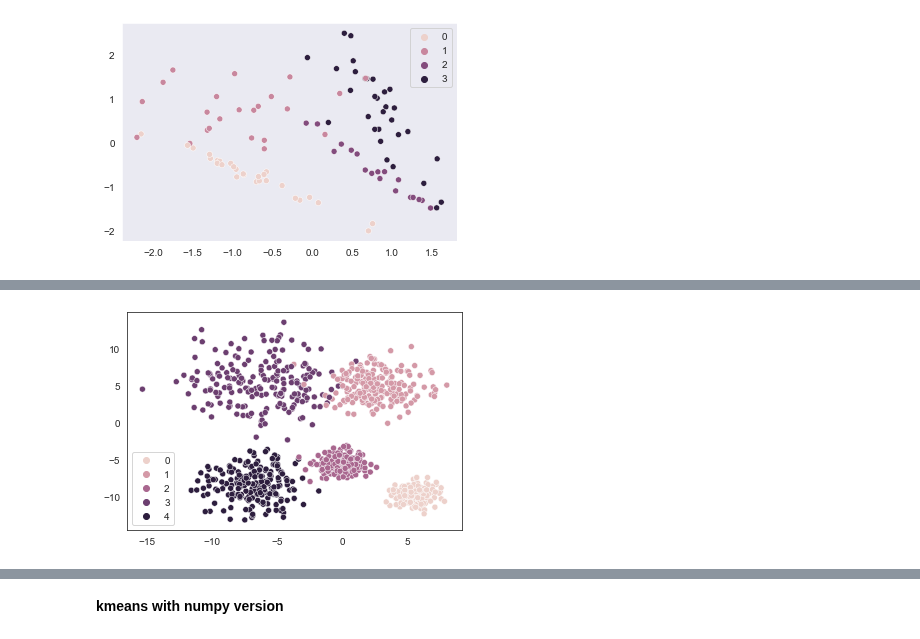
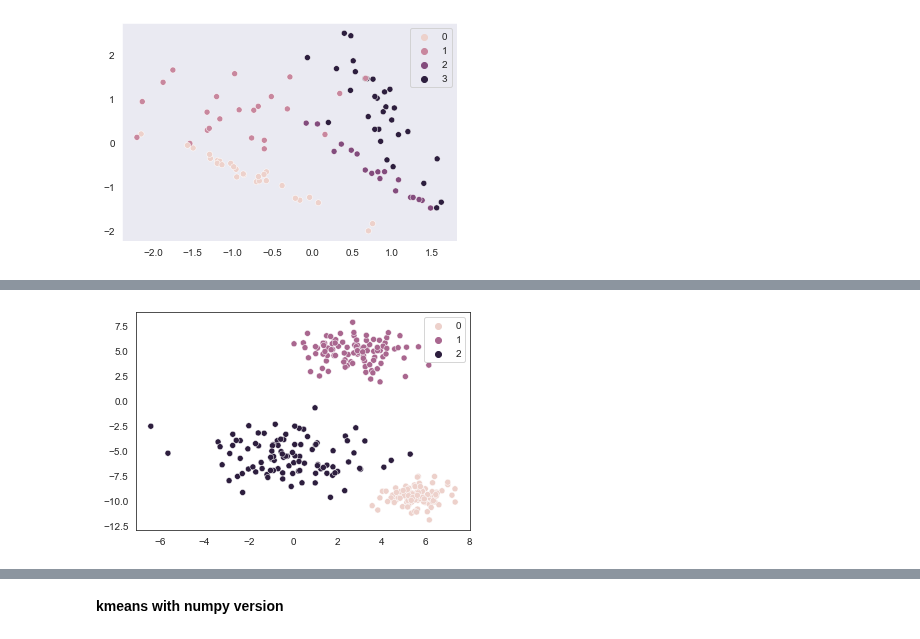
Before and after one commit to xiaolouge123/howtodo, a Jupyter notebook: examples/htd_ml/simple_model_with_python_numpy_tf_pytorch.ipynb, the cells around one changed output, grey strips where cells are left out. Cells and saved outputs as stored; diff of their text form; code cells hidden in the pictures.

```diff
--- a/examples/htd_ml/simple_model_with_python_numpy_tf_pytorch.ipynb
+++ b/examples/htd_ml/simple_model_with_python_numpy_tf_pytorch.ipynb
@@ -391,7 +394,7 @@ Knn acc score 0.89
 # %%
 # prepare data
-x, y = make_blobs(n_samples=1000, n_features=2, centers=5, cluster_std=[0.9, 2, 1, 3, 2], random_state=10)
+x, y = make_blobs(n_samples=300, n_features=2, centers=3, cluster_std=[0.8, 1.3, 2], random_state=10)
 sns.set_style('white')
 sns.scatterplot(x[:,0],x[:,1],hue=y.reshape(-1));
 # %% [output]
-[figure, old version]
+[figure, new version]
```
Also changed, not shown: parts of 13 cells of this notebook.
